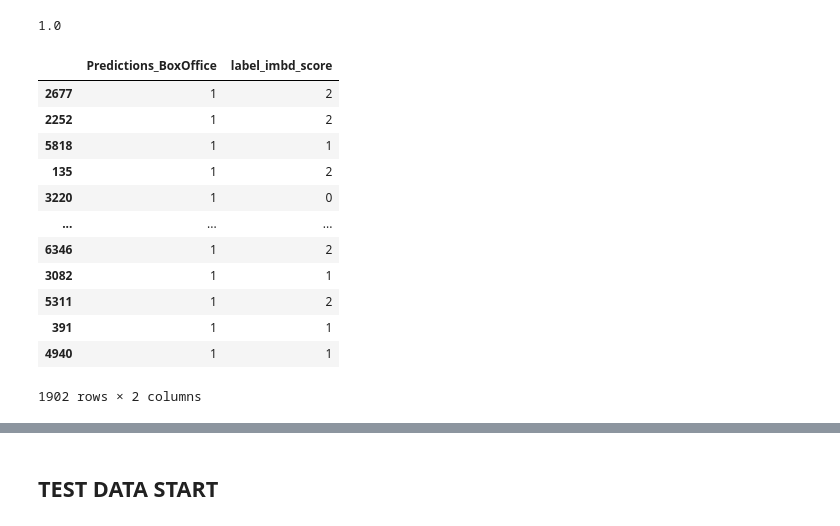
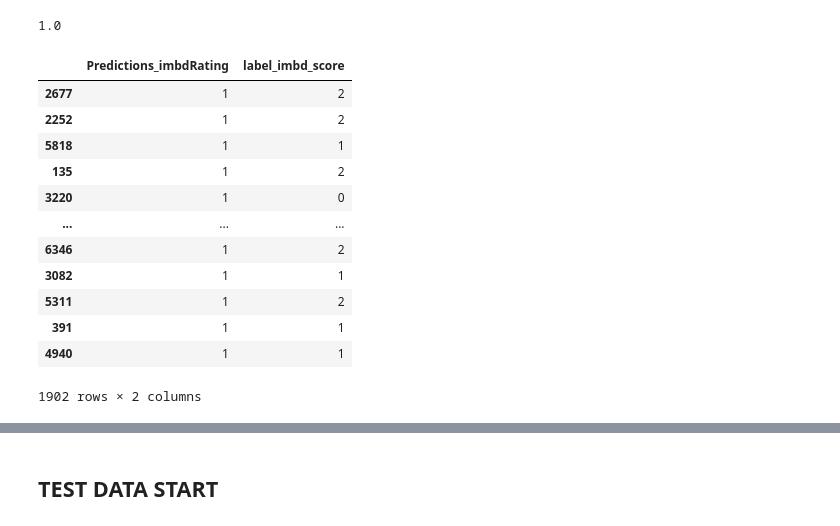
Before and after one commit to mgiandello/Project_4, a Jupyter notebook: Machine Learning Logistic Regression-IMDB-Score-For-Heroku.ipynb, the cells around one changed output, grey strips where cells are left out. Cells and saved outputs as stored; diff of their text form; code cells hidden in the pictures.

```diff
--- a/Machine Learning Logistic Regression-IMDB-Score-For-Heroku.ipynb
+++ b/Machine Learning Logistic Regression-IMDB-Score-For-Heroku.ipynb
@@ -302,11 +302,11 @@ classifier.score(X_test, y_predict)
 # %% [output]
 1.0
 # %%
-y_pred = pd.DataFrame(classifier.predict(X_test), index=X_test.index, columns=['Predictions_BoxOffice'])
+y_pred = pd.DataFrame(classifier.predict(X_test), index=X_test.index, columns=['Predictions_imbdRating'])
 y_pred_df = y_pred.merge(y_test, how='outer', left_index=True, right_index=True)
 y_pred_df
 # %% [output]
-|  | Predictions_BoxOffice | label_imbd_score |
+|  | Predictions_imbdRating | label_imbd_score |
 | 2677 | 1 | 2 |
 | 2252 | 1 | 2 |
 | 5818 | 1 | 1 |
```
Also changed, not shown: parts of 11 cells of this notebook, 17 other files.
